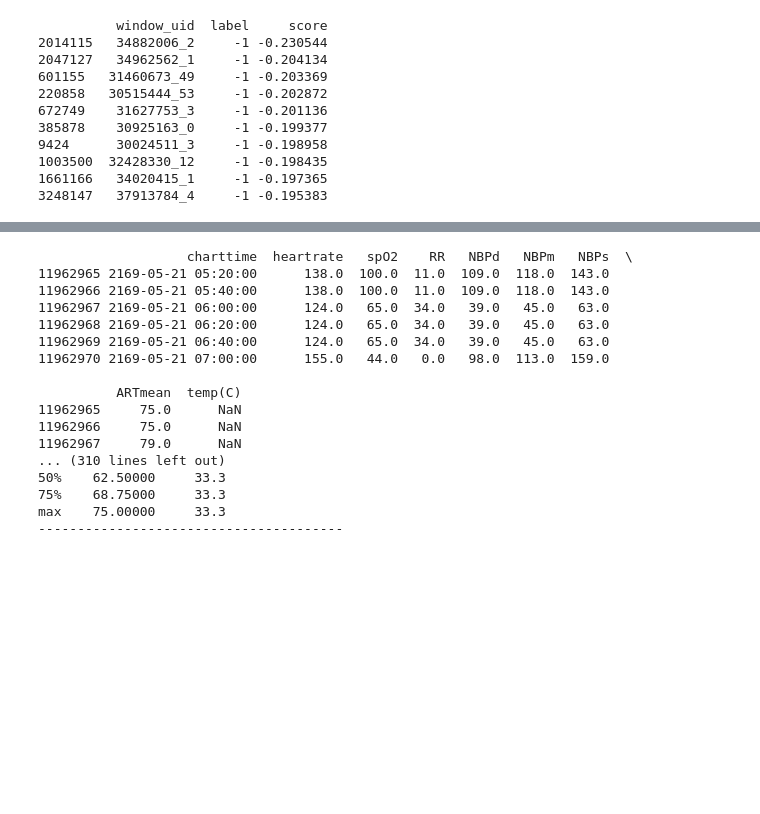
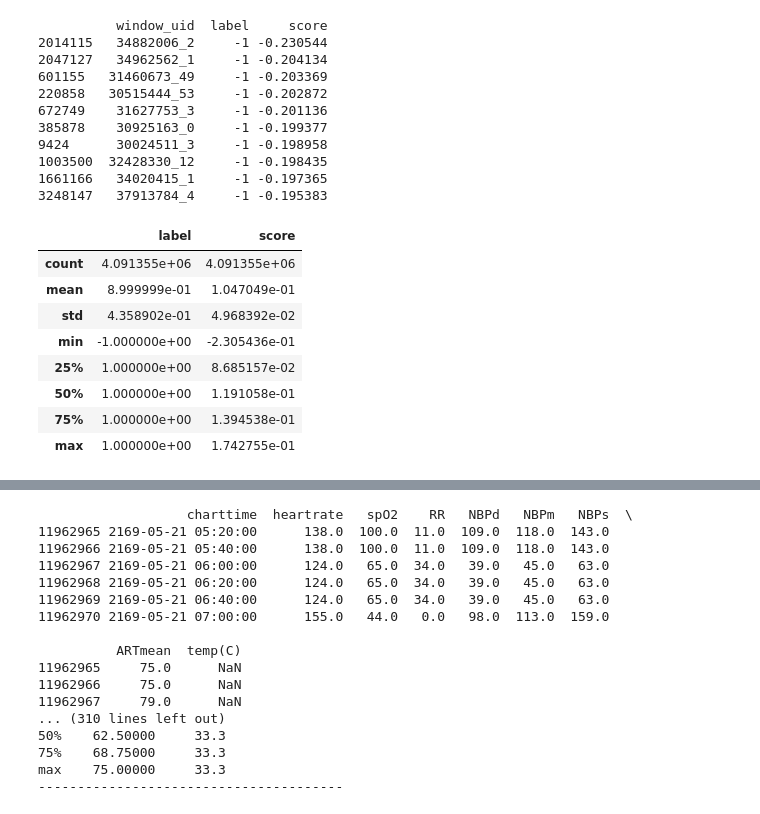
Before and after one commit to pranavv2707/ICU, a Jupyter notebook: notebooks/preprocessing.ipynb, the cells around one changed output, grey strips where cells are left out. Saved outputs shown, nothing was run; the diff lists cells and outputs as text; code cells hidden in the pictures; blank space fills up the shorter version.

```diff
--- a/notebooks/preprocessing.ipynb
+++ b/notebooks/preprocessing.ipynb
@@ -1011,6 +950,20 @@ print(results.head(10))
 1003500  32428330_12     -1 -0.198435
 1661166   34020415_1     -1 -0.197365
 3248147   37913784_4     -1 -0.195383
+# %%
+results=pd.read_parquet("results_final.parquet")
+# %%
+results.describe()
+# %% [output]
+|  | label | score |
+| count | 4.091355e+06 | 4.091355e+06 |
+| mean | 8.999999e-01 | 1.047049e-01 |
+| std | 4.358902e-01 | 4.968392e-02 |
+| min | -1.000000e+00 | -2.305436e-01 |
+| 25% | 1.000000e+00 | 8.685157e-02 |
+| 50% | 1.000000e+00 | 1.191058e-01 |
+| 75% | 1.000000e+00 | 1.394538e-01 |
+| max | 1.000000e+00 | 1.742755e-01 |
 # %%
 uniform_filtered.head()
 # %% [output]
```
Also changed, not shown: parts of 49 cells of this notebook.
